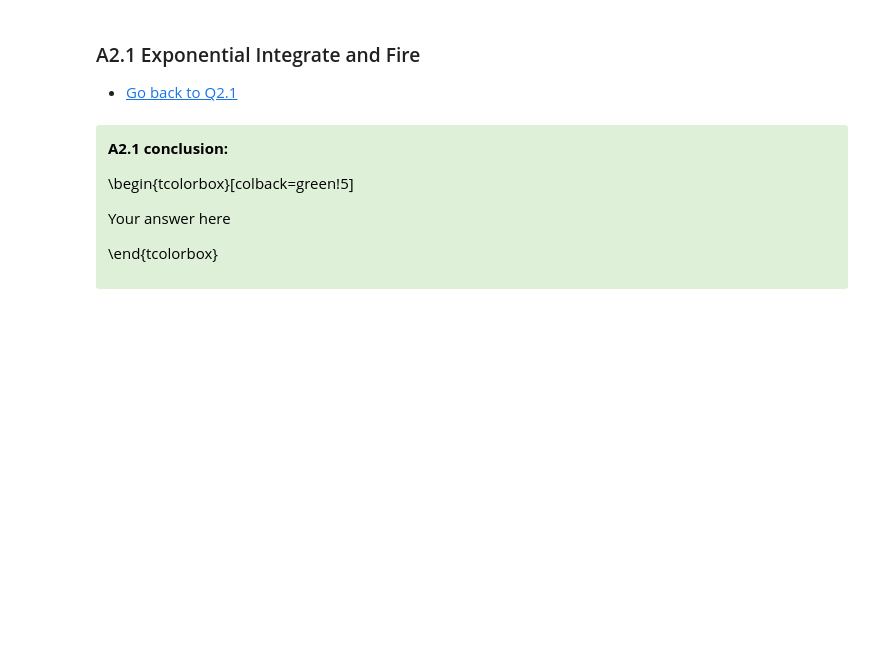
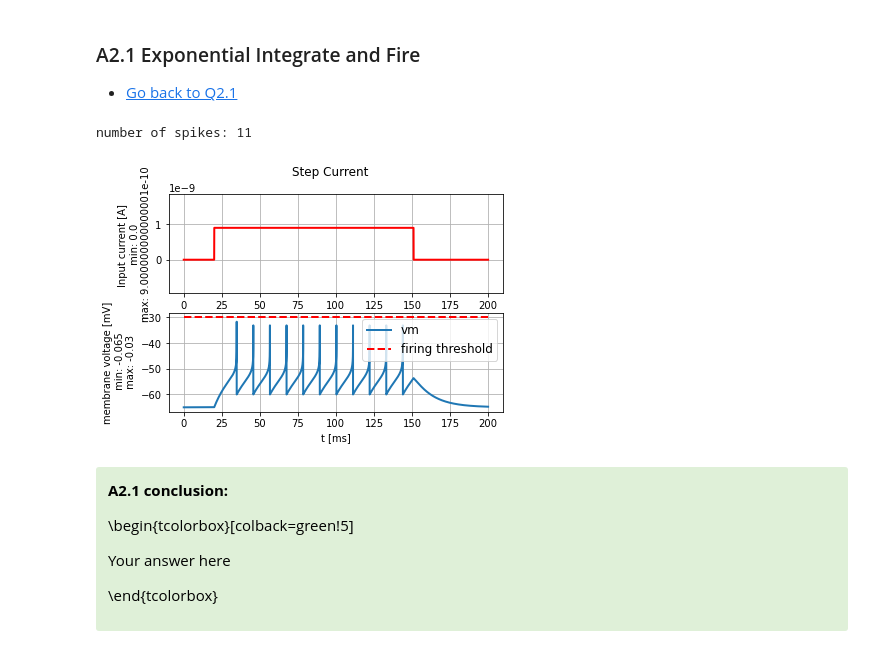
Before and after one commit to cesarz10/Computational-Neurophysiology-Lab, a Jupyter notebook: Lab_2/Module1_Ex2_XX.ipynb, the cells around one changed output. Saved outputs shown, nothing was run; the diff lists cells and outputs as text; code cells hidden in the pictures; blank space fills up the shorter version.

```diff
--- a/Lab_2/Module1_Ex2_XX.ipynb
+++ b/Lab_2/Module1_Ex2_XX.ipynb
@@ -222,3 +217,19 @@ from neurodynex3.adex_model import AdEx
+# %%
+#insert your code here:
+
+######################
+##   Q2.1 solution  ##
+######################
+
+
+Input_I = input_factory.get_step_current(t_start=20, t_end=150, unit_time=b2.ms, amplitude=0.9 * b2.namp)
+state_monitor, spike_monitor = exp_IF.simulate_exponential_IF_neuron(I_stim=Input_I, simulation_time=200 * b2.ms)
+
+plot_tools.plot_voltage_and_current_traces(state_monitor, Input_I, title="Step Current", firing_threshold=exp_IF.FIRING_THRESHOLD_v_spike)
+print(f"Number of spikes: {spike_monitor.count[0]}")
+# %% [output]
+number of spikes: 11
+[figure, added]
 # %% [markdown]
 <div class="alert alert-success">
 <span style="color:black">
```
Also changed, not shown: parts of 17 cells of this notebook.
